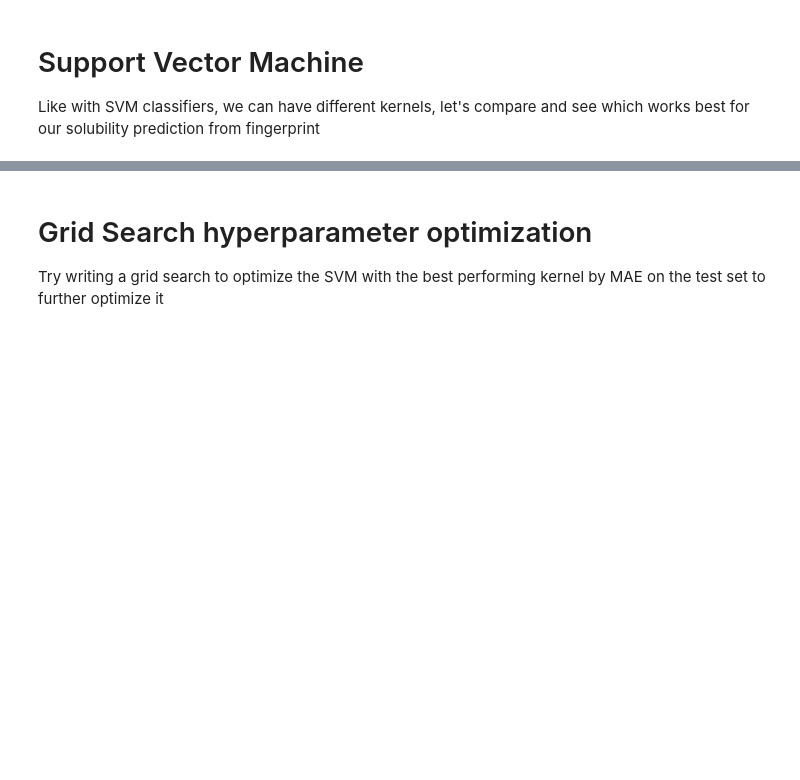
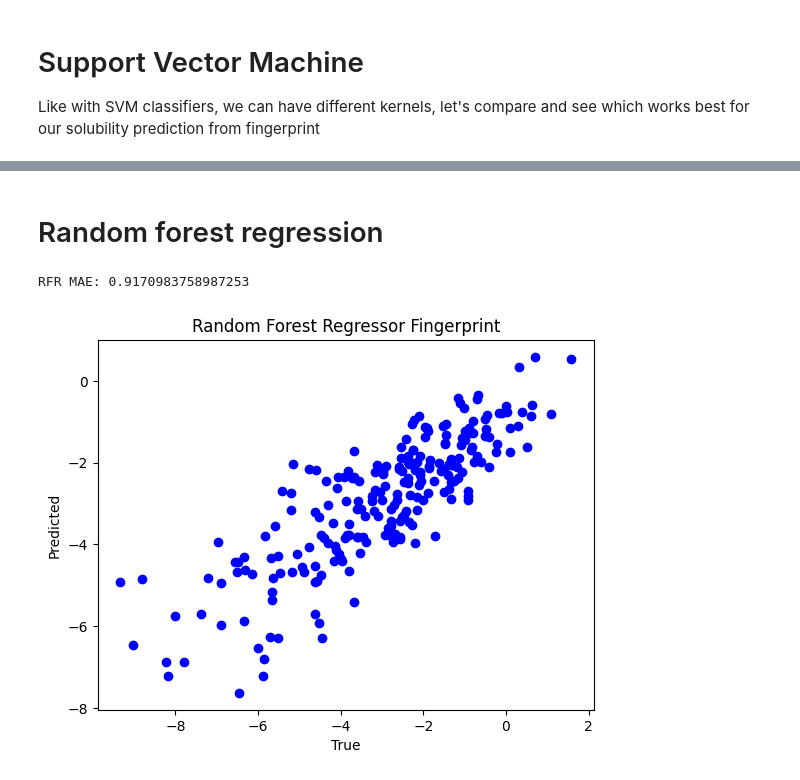
Before and after one commit to aswalker-lab/AIChemBiochem, a Jupyter notebook: 4_Regression/Regression for Chemistry.ipynb, the cells around one changed output, grey strips where cells are left out. Drawn from its saved outputs; the diff is of its cells as text; code cells hidden in the pictures; blank space fills up the shorter version.

Commit message:
updated chemistry regression example

```diff
--- a/4_Regression/Regression for Chemistry.ipynb
+++ b/4_Regression/Regression for Chemistry.ipynb
@@ -266,3 +265,0 @@ Poly FP MAE: 0.8259820941285372
-# %% [markdown]
-# Grid Search hyperparameter optimization
-Try writing a grid search to optimize the SVM with the best performing kernel by MAE on the test set to further optimize it
@@ -272,0 +266,26 @@ Try writing a grid search to optimize the SVM with the best performing kernel by
+# %% [markdown]
+# Random forest regression
+# %%
+from sklearn.ensemble import RandomForestRegressor
+
+#Random forest regressor using fingerprints as features
+rfr = RandomForestRegressor(n_estimators=10)
+rfr.fit(np.stack(train_df["fp"].values),train_df["measured log(solubility:mol/L)"])
+rfr_test_predict = rfr.predict(np.stack(test_df["fp"].values))
+
+#MAE metric
+print("RFR MAE: " + str(mean_absolute_error(test_df["measured log(solubility:mol/L)"],rfr_test_predict)))
+#plot
+plt.scatter(test_df["measured log(solubility:mol/L)"],rfr_test_predict,color='blue')
+
+
+# Add labels and title
+plt.xlabel('True')
+plt.ylabel('Predicted')
+plt.title('Random Forest Regressor Fingerprint')
+
+# Display the plot
+plt.show()
+# %% [output]
+RFR MAE: 0.9170983758987253
+[figure, added]
```
Also changed, not shown: parts of 7 cells of this notebook.
